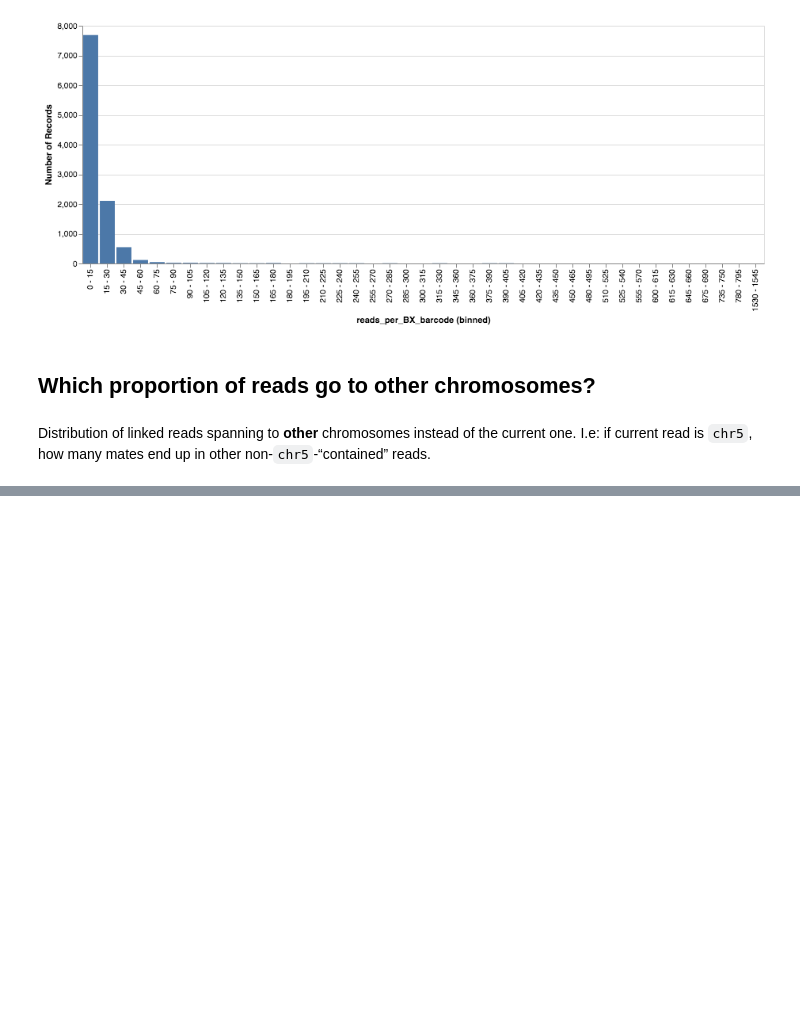
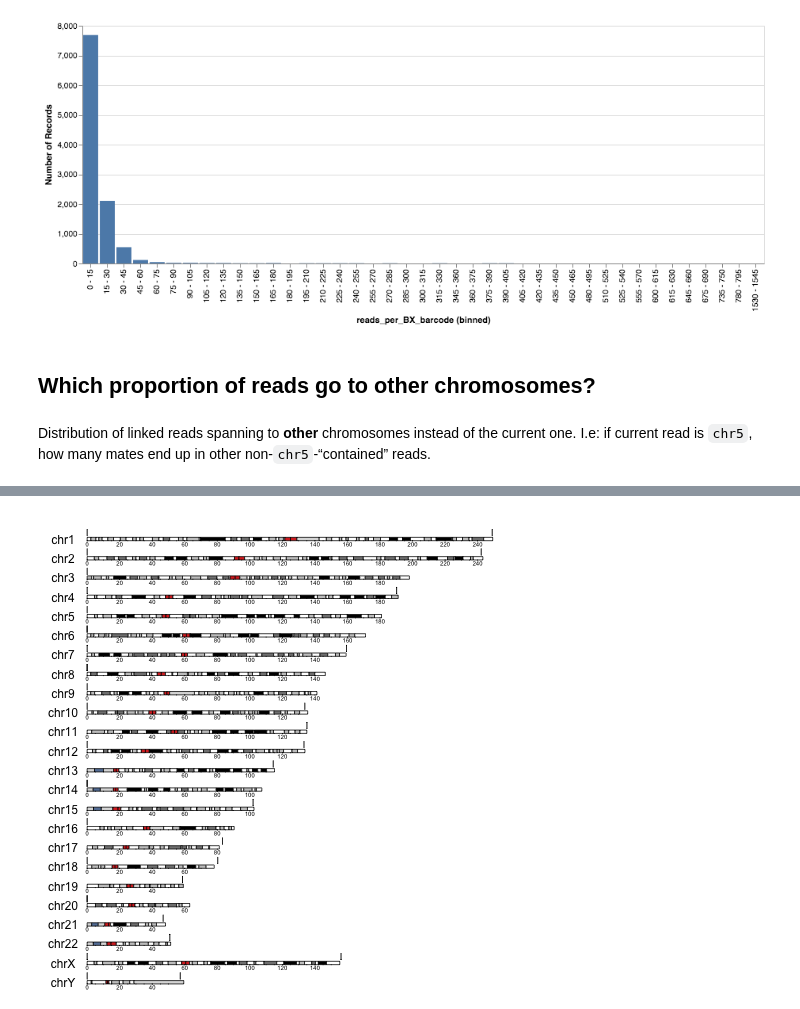
Before and after one commit to umccr/10x, a Jupyter notebook: telomeres/notebooks/counts.ipynb, the cells around one changed output, grey strips where cells are left out. Cells and saved outputs as stored; diff of their text form; code cells hidden in the pictures; blank space fills up the shorter version.

```diff
--- a/telomeres/notebooks/counts.ipynb
+++ b/telomeres/notebooks/counts.ipynb
@@ -602,0 +608,18 @@ TODO:
+# %%
+%%R
+#install.packages(c("dplyr", "tidyr", "karyoploteR", "fs", "git2r", "usethis", "devtools"))
+#library("devtools")
+#install_github("https://github.com/bladedancer-256/plotTelo")
+library(plotTelo)
+library(tidyr)
+library(dplyr)
+library(karyoploteR)
+
+#from rpy2.robjects.packages import importr
+#grdevices = importr('grDevices')
+
+#grdevices.x11(width=512, height=512)
+plotTelo('https://raw.githubusercontent.com/umccr/10x/master/telomeres/data/processed/hg38_igv_manual_by_side.bed')
+#grdevices.dev_off()
+# %% [output]
+[figure, added]
```
Also changed, not shown: parts of 7 cells of this notebook, 1 other file.
